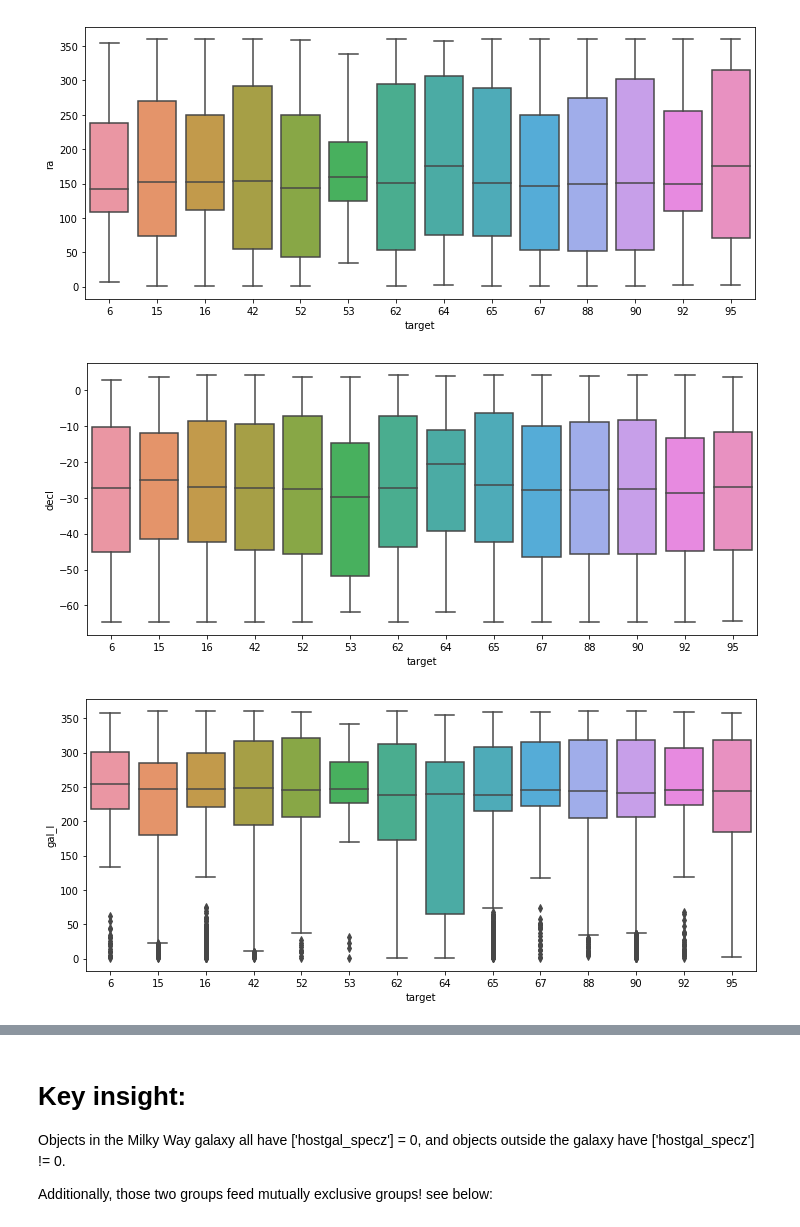
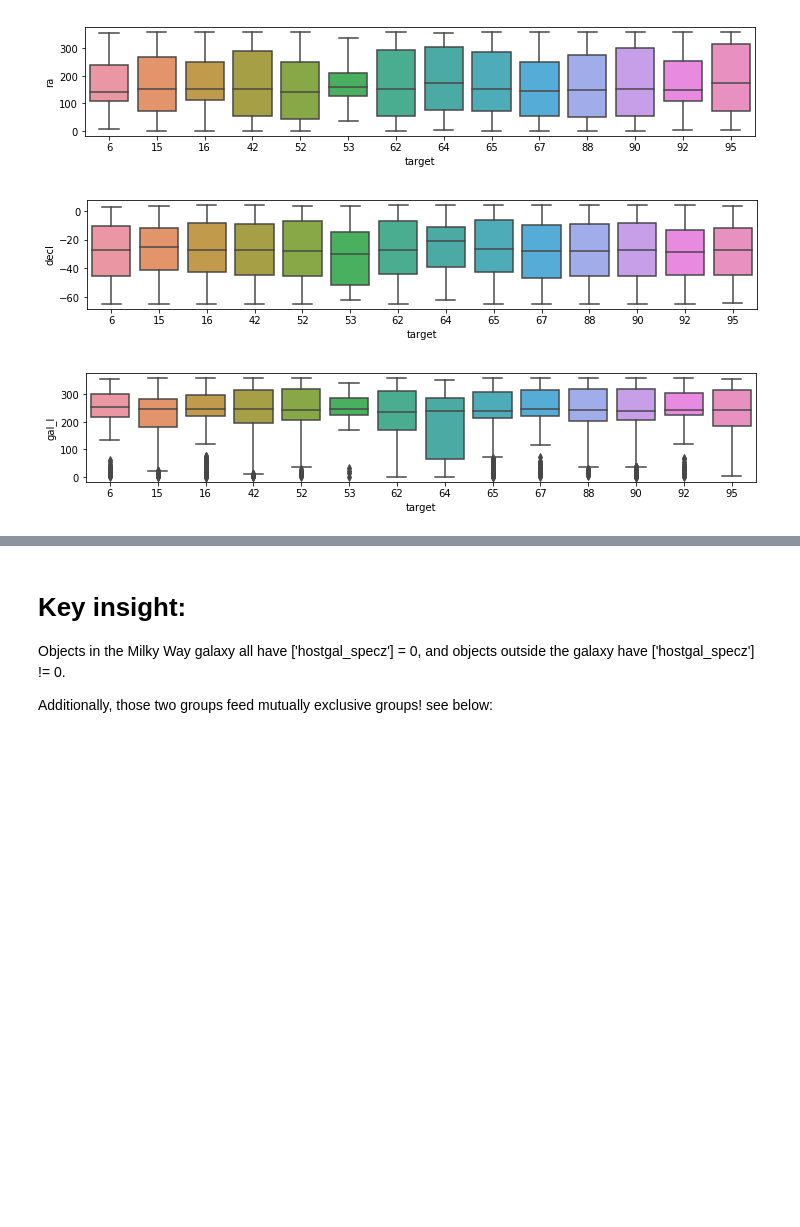
Before and after one commit to conditg/Space, a Jupyter notebook: Explorations.ipynb, the cells around one changed output, grey strips where cells are left out. Drawn from its saved outputs; the diff is of its cells as text; code cells hidden in the pictures; blank space fills up the shorter version.

```diff
--- a/Explorations.ipynb
+++ b/Explorations.ipynb
@@ -50,10 +33,13 @@ meta.groupby('target')[['ra', 'decl', 'gal_l', 'gal_b']].mean().sort_values(by='
 # %%
-#Are any of the directions variables worth exploring? Worth considering if that would be overfitting anyway
+#ra, decl, gal_l and gal_b are all directional variables indicating
+#where in the sky an object is visible. It seems like this is unlikely to be
+#meaningful, but let's check if any of the 14 given classes are materially
+#different in terms of sky positioning:
 for y in ['ra', 'decl', 'gal_l', 'gal_b']:
-    plt.figure(figsize=[12,5])
+    plt.figure(figsize=[12,2])
     sns.boxplot(x='target', y=y, data=meta)
     plt.show()
 # %% [output]
-[figure, old version]
+[figure, new version]
-[figure, old version]
+[figure, new version]
-[figure, old version]
+[figure, new version]
```
Also changed, not shown: parts of 8 cells of this notebook.
